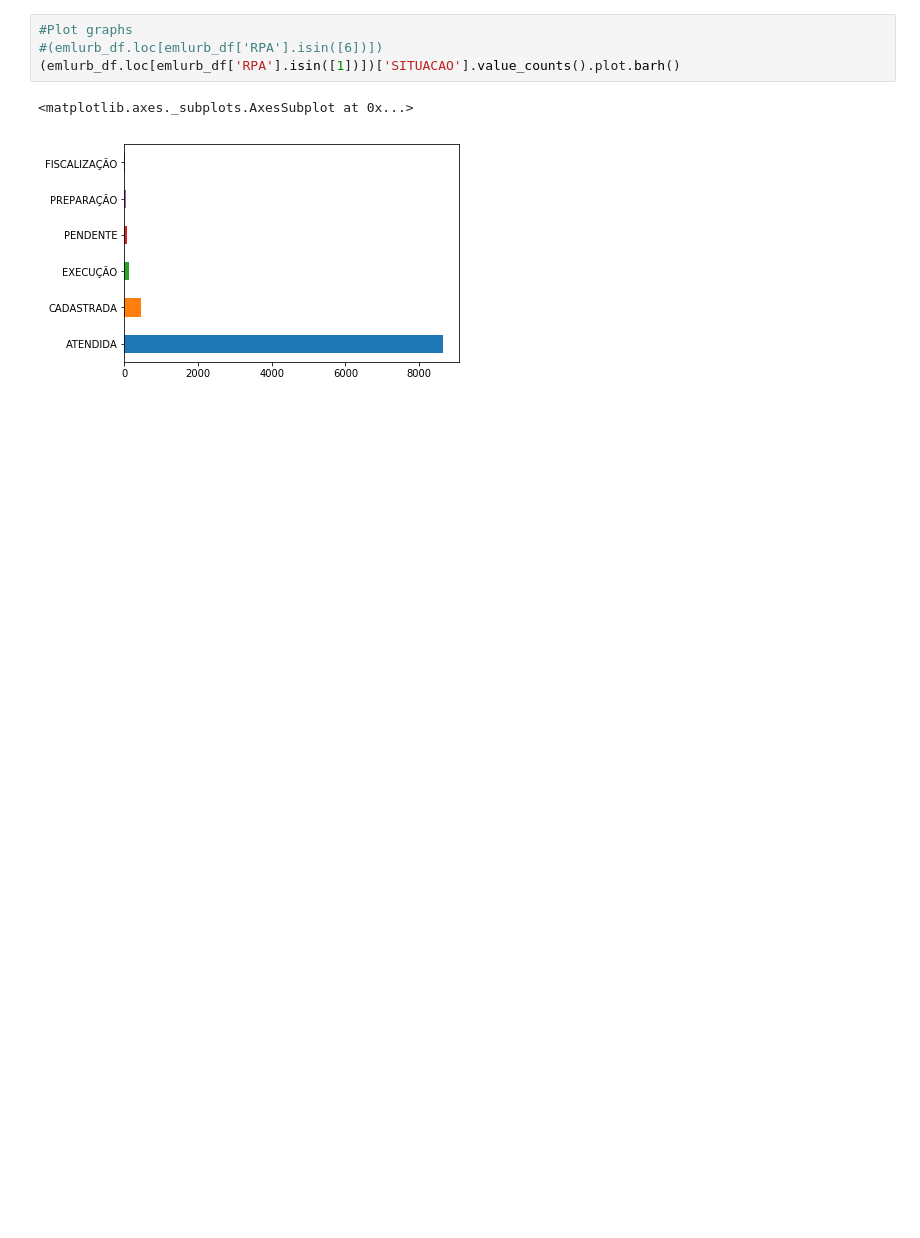
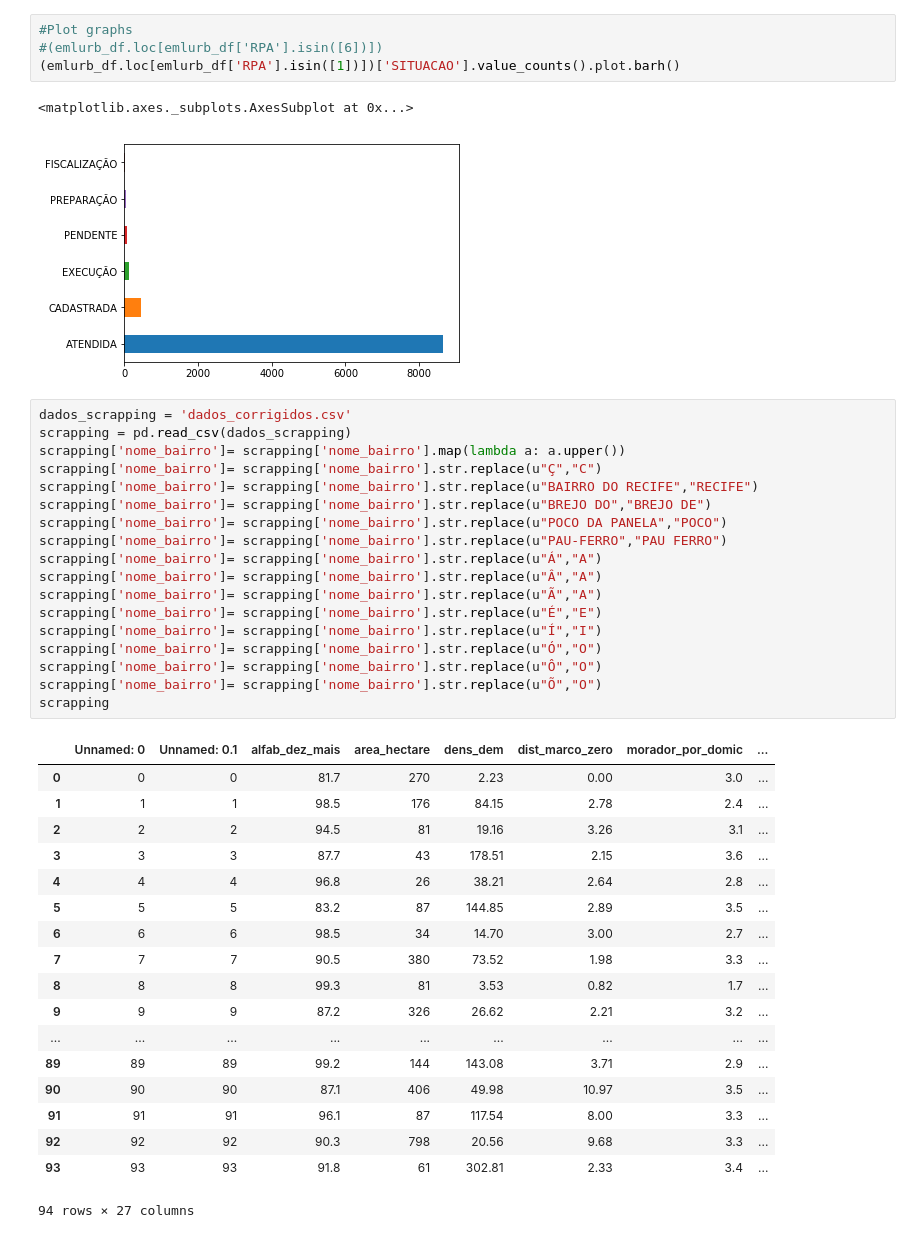
Before and after one commit to if1015-datascience-ufpe/2018-2-projeto-osboys, a Jupyter notebook: ExploratoryDataAnalysis.ipynb, the cells around one changed output. Cells and saved outputs as stored; diff of their text form; blank space fills up the shorter version.

Commit message:
novo csv com chamados/area=boa normalizacao

```diff
--- a/ExploratoryDataAnalysis.ipynb
+++ b/ExploratoryDataAnalysis.ipynb
@@ -314,3 +314,40 @@ for bairro in temp_df['BAIRRO'].unique():
 # %% [output]
 <matplotlib.axes._subplots.AxesSubplot at 0x...>
 [figure]
+# %%
+dados_scrapping = 'dados_corrigidos.csv'
+scrapping = pd.read_csv(dados_scrapping)
+scrapping['nome_bairro']= scrapping['nome_bairro'].map(lambda a: a.upper())
+scrapping['nome_bairro']= scrapping['nome_bairro'].str.replace(u"Ç","C")
+scrapping['nome_bairro']= scrapping['nome_bairro'].str.replace(u"BAIRRO DO RECIFE","RECIFE")
+scrapping['nome_bairro']= scrapping['nome_bairro'].str.replace(u"BREJO DO","BREJO DE")
+scrapping['nome_bairro']= scrapping['nome_bairro'].str.replace(u"POCO DA PANELA","POCO")
+scrapping['nome_bairro']= scrapping['nome_bairro'].str.replace(u"PAU-FERRO","PAU FERRO")
+scrapping['nome_bairro']= scrapping['nome_bairro'].str.replace(u"Á","A")
+scrapping['nome_bairro']= scrapping['nome_bairro'].str.replace(u"Â","A")
+scrapping['nome_bairro']= scrapping['nome_bairro'].str.replace(u"Ã","A")
+scrapping['nome_bairro']= scrapping['nome_bairro'].str.replace(u"É","E")
+scrapping['nome_bairro']= scrapping['nome_bairro'].str.replace(u"Í","I")
+scrapping['nome_bairro']= scrapping['nome_bairro'].str.replace(u"Ó","O")
+scrapping['nome_bairro']= scrapping['nome_bairro'].str.replace(u"Ô","O")
+scrapping['nome_bairro']= scrapping['nome_bairro'].str.replace(u"Õ","O")
+scrapping
+# %% [output]
+|  | Unnamed: 0 | Unnamed: 0.1 | alfab_dez_mais | area_hectare | dens_dem | dist_marco_zero | morador_por_domic | ... |
+| 0 | 0 | 0 | 81.7 | 270 | 2.23 | 0.00 | 3.0 | ... |
+| 1 | 1 | 1 | 98.5 | 176 | 84.15 | 2.78 | 2.4 | ... |
+| 2 | 2 | 2 | 94.5 | 81 | 19.16 | 3.26 | 3.1 | ... |
+| 3 | 3 | 3 | 87.7 | 43 | 178.51 | 2.15 | 3.6 | ... |
+| 4 | 4 | 4 | 96.8 | 26 | 38.21 | 2.64 | 2.8 | ... |
+| 5 | 5 | 5 | 83.2 | 87 | 144.85 | 2.89 | 3.5 | ... |
+| 6 | 6 | 6 | 98.5 | 34 | 14.70 | 3.00 | 2.7 | ... |
+| 7 | 7 | 7 | 90.5 | 380 | 73.52 | 1.98 | 3.3 | ... |
+| 8 | 8 | 8 | 99.3 | 81 | 3.53 | 0.82 | 1.7 | ... |
+| 9 | 9 | 9 | 87.2 | 326 | 26.62 | 2.21 | 3.2 | ... |
+| ... | ... | ... | ... | ... | ... | ... | ... | ... |
+| 89 | 89 | 89 | 99.2 | 144 | 143.08 | 3.71 | 2.9 | ... |
+| 90 | 90 | 90 | 87.1 | 406 | 49.98 | 10.97 | 3.5 | ... |
+| 91 | 91 | 91 | 96.1 | 87 | 117.54 | 8.00 | 3.3 | ... |
+| 92 | 92 | 92 | 90.3 | 798 | 20.56 | 9.68 | 3.3 | ... |
+| 93 | 93 | 93 | 91.8 | 61 | 302.81 | 2.33 | 3.4 | ... |
+94 rows × 27 columns
```
Also changed, not shown: parts of 3 cells of this notebook, 1 other file.
